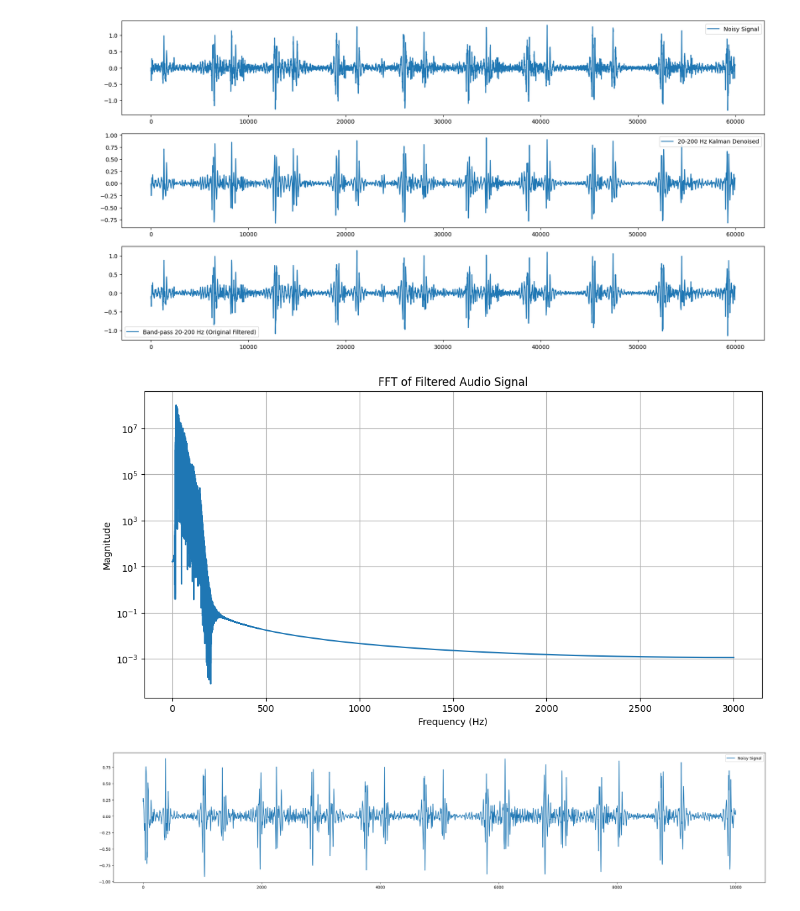
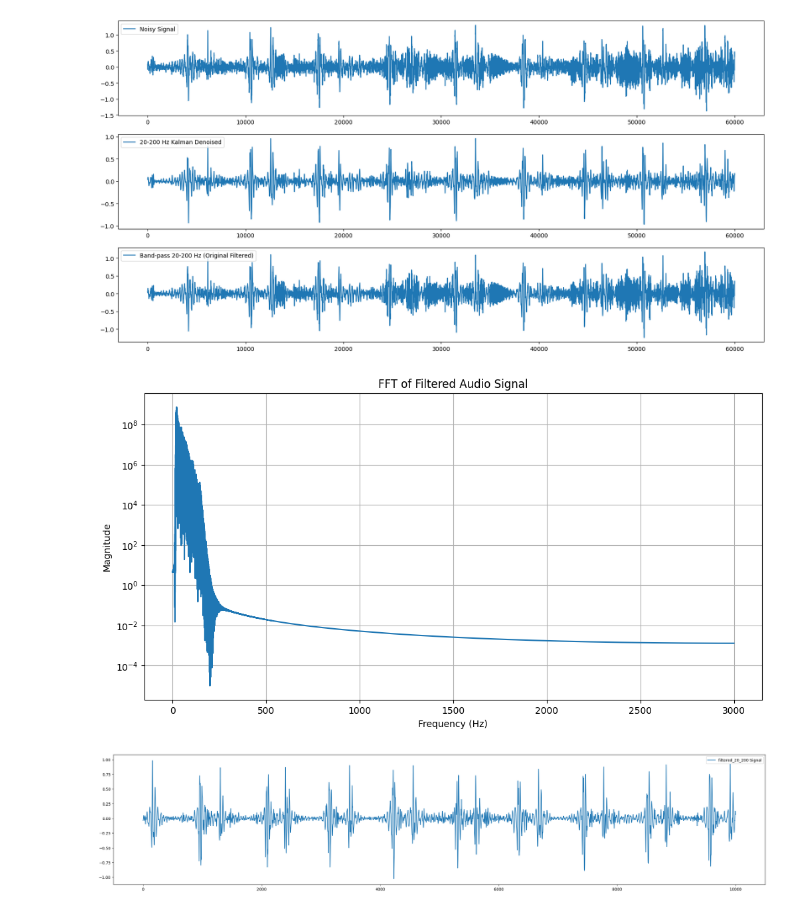
Before and after one commit to djorgeext/pcg-ecg-analysis, a Jupyter notebook: procesamiento_audio_crudo.ipynb, the cells around one changed output. Drawn from its saved outputs; the diff is of its cells as text; code cells hidden in the pictures.

```diff
--- a/procesamiento_audio_crudo.ipynb
+++ b/procesamiento_audio_crudo.ipynb
@@ -8,7 +8,7 @@ import colorednoise as cn
 from statsmodels.regression.linear_model import yule_walker
 from numba import njit
 # %%
-path = 'mediciones_simultaneas/DAVID171225_3.wav'
+path = 'mediciones_simultaneas/DAVID171225_4.wav'
 fs, audio_1 = wavread(path)
 audio_1 = audio_1[:,0].astype(np.float32)
 # cut from 10 minutes to 6 minutes
@@ -475,7 +475,7 @@ plt.plot(filtered_audio[120000:180000], label='Band-pass 20-200 Hz (Original Fil
 plt.legend()
 plt.show()
 # %% [output]
-[figure, old version]
+[figure, new version]
 # %%
 filtered_signal_fft = np.fft.fft(filtered_20_200)
 freqs = np.linspace(0, fs/2, len(filtered_signal_fft)//2 + 1)
@@ -489,18 +489,18 @@ plt.grid()
 #plt.xlim(0, 500)
 plt.show()
 # %% [output]
-[figure, old version]
+[figure, new version]
 # %%
 # downsample to 1000 Hz
 filtered_20_200 = decimate(filtered_20_200, 6)
 fs = fs / 6
 # %%
 plt.figure(figsize=(30, 6))
-plt.plot(filtered_20_200[10000:20000], label='Noisy Signal')
+plt.plot(filtered_20_200[10000:20000], label='filtered_20_200 Signal')
 plt.legend()
 plt.show()
 # %% [output]
-[figure, old version]
+[figure, new version]
 # %%
 # write resampled signal to wav file
 from scipy.io.wavfile import write as wavwrite
```
Also changed, not shown: parts of 4 cells of this notebook, 1 other file.
